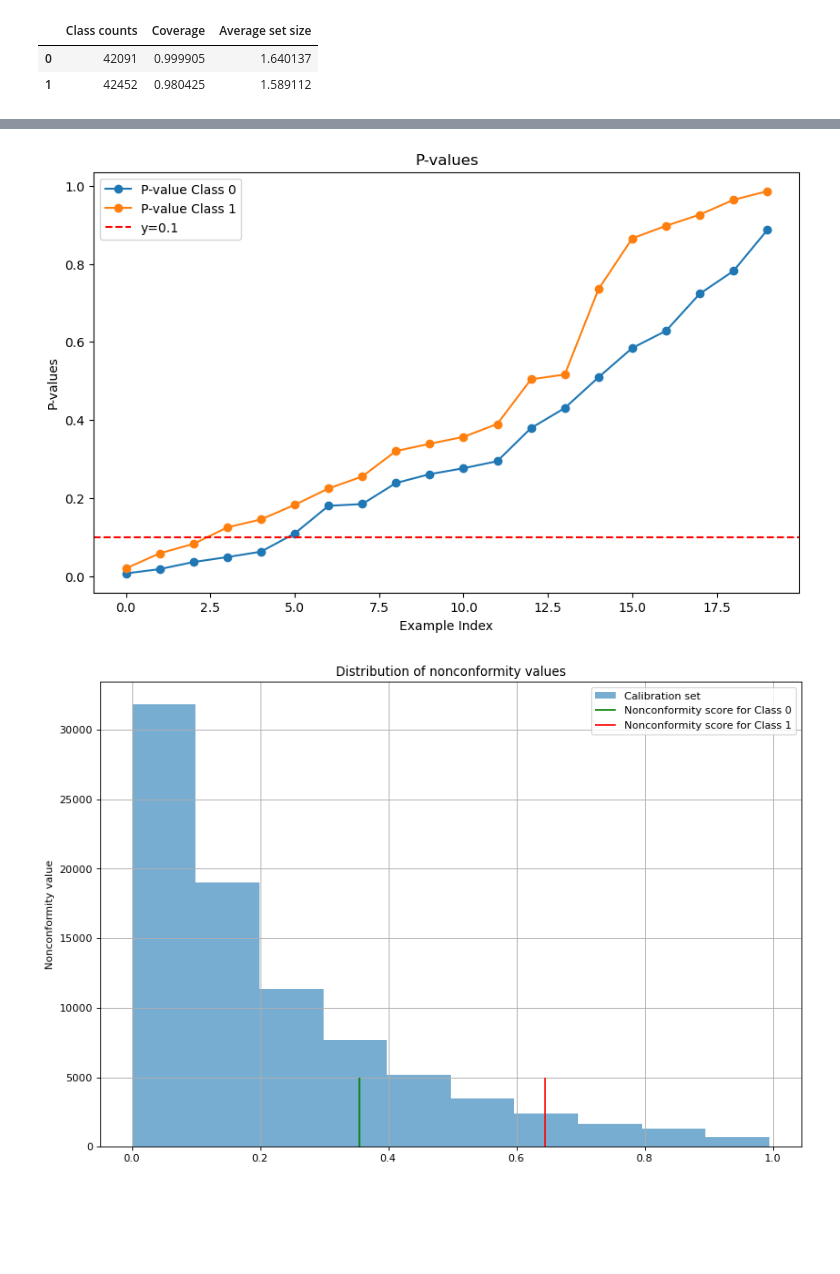
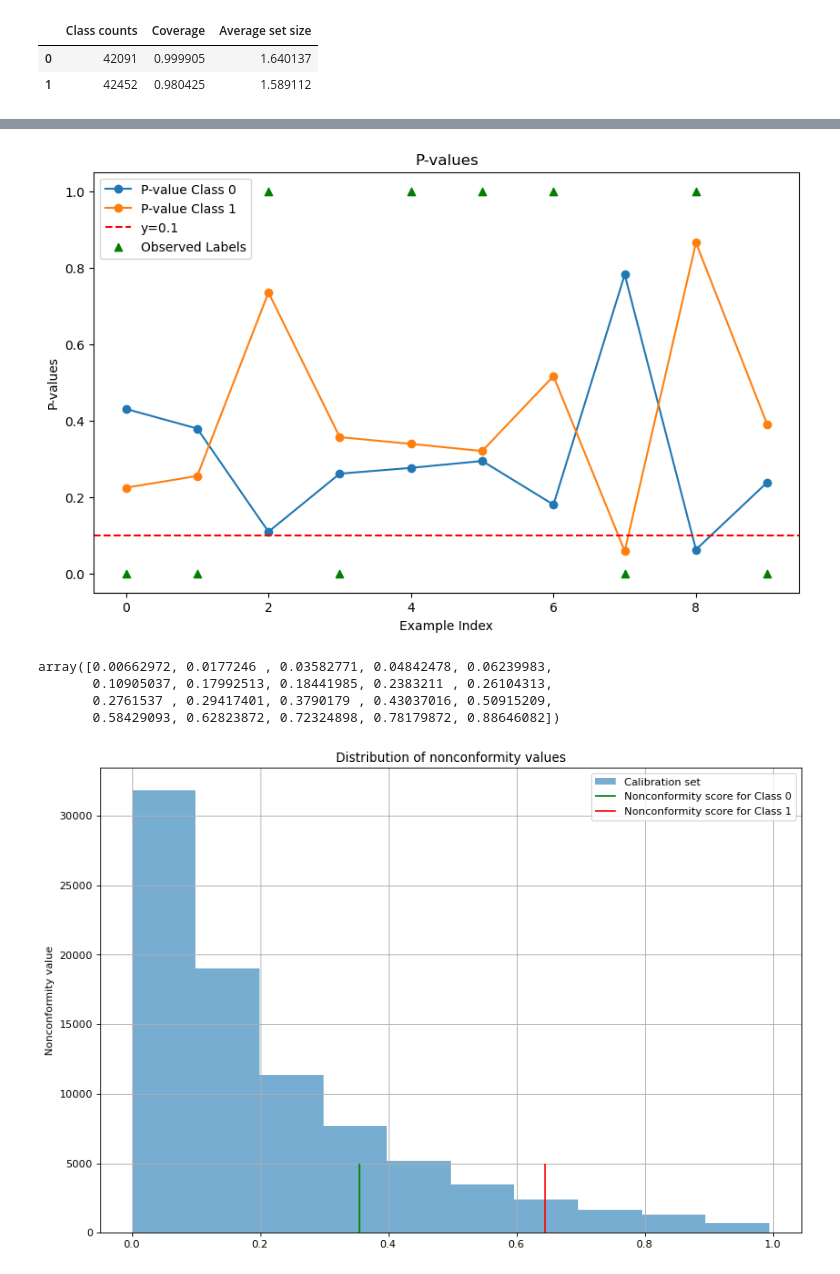
Before and after one commit to haileyvu9/RP, a Jupyter notebook: Research_Project_Hailey_Update.ipynb, the cells around one changed output, grey strips where cells are left out. Drawn from its saved outputs; the diff is of its cells as text; code cells hidden in the pictures; blank space fills up the shorter version.

```diff
--- a/Research_Project_Hailey_Update.ipynb
+++ b/Research_Project_Hailey_Update.ipynb
@@ -507,6 +522,3 @@ XGBClassifier(base_score=None, booster=None, callbacks=None,
 # %%
 y_pred_xgb_best = best_xgb_classifier.predict(X_test)
 y_prob_xgb_best = best_xgb_classifier.predict_proba(X_test)
-# %%
-accuracy = accuracy_score(y_test, y_pred_xgb_best)
-print(f"Accuracy: {accuracy:.4f}")
@@ -1130,6 +1263,3 @@ XGBClassifier(base_score=None, booster=None, callbacks=None,
 # %%
 y_pred_xgb_best_2 = best_xgb_classifier.predict(X_test_2)
 y_prob_xgb_best_2 = best_xgb_classifier.predict_proba(X_test_2)
-# %%
-accuracy = accuracy_score(y_test_2, y_pred_xgb_best_2)
-print(f"Accuracy: {accuracy:.4f}")
@@ -1166,10 +1353,10 @@ results_sets_Vovk_2['labels'] = get_prediction_set_labels(prediction_set_Vovk_2,
 results_sets_Vovk_2['classifications'] = [class_labels[i] for i in y_pred_3]
 results_sets_Vovk_2['p-value class 0'] = p_values_test_set_class_0_2
 results_sets_Vovk_2['p-value class 1'] = p_values_test_set_class_1_2
-results_sets_Vovk_2['confi'] = p_values_test_set_class_1_2
+
 
 # Show first 10 results
-results_sets_Vovk_2.head(10)
+results_sets_Vovk_2.head(20)
 # %% [output]
 |  | observed | labels | classifications | p-value class 0 | p-value class 1 |
 | 0 | 0 | {1, 0} | 0 | [0.43037016447154425] | [0.22425142086618133] |
@@ -1185,26 +1378,38 @@ results_sets_Vovk_2.head(10)
 # %%
 p_values_class_0 = results_sets_Vovk_2['p-value class 0'].apply(lambda x: x[0])
 p_values_class_1 = results_sets_Vovk_2['p-value class 1'].apply(lambda x: x[0])
+observed_labels = results_sets_Vovk_2['observed'][:10]
+numeric_observed_labels = pd.to_numeric(observed_labels)
 
 plt.figure(figsize=(10, 6))
 
 # Plot p-values for class 0
-plt.plot(np.sort(p_values_class_0[:20]), label='P-value Class 0', linestyle='-', marker='o')
+plt.plot(p_values_class_0[:10], label='P-value Class 0', linestyle='-', marker='o')
 
 # Plot p-values for class 1
-plt.plot(np.sort(p_values_class_1[:20]), label='P-value Class 1', linestyle='-', marker='o')
+plt.plot(p_values_class_1[:10], label='P-value Class 1', linestyle='-', marker='o')
 
 # Plot horizontal line at y=0.1
 plt.axhline(y=0.1, color='r', linestyle='--', label='y=0.1')
+
+# Highlight observed labels
+plt.scatter(observed_labels.index, numeric_observed_labels, color='green', label='Observed Labels', marker='^')
 
 # Set labels and title
 plt.xlabel('Example Index')
 plt.ylabel('P-values')
 plt.title('P-values')
 plt.legend()
 plt.show()
 # %% [output]
-[figure, old version]
+[figure, new version]
+# %%
+np.sort(p_values_class_0[:20])
+# %% [output]
+array([0.00662972, 0.0177246 , 0.03582771, 0.04842478, 0.06239983,
+       0.10905037, 0.17992513, 0.18441985, 0.2383211 , 0.26104313,
+       0.2761537 , 0.29417401, 0.3790179 , 0.43037016, 0.50915209,
+       0.58429093, 0.62823872, 0.72324898, 0.78179872, 0.88646082])
 # %%
 non_conformity_scores_calibration_3 = InverseProbabilityNC(best_xgb_classifier.predict_proba(X_calib_3),y_calib_3)
 non_conformity_scores_y_test_class_0_3 = 1 - y_prob_3[1,0]
```
Also changed, not shown: parts of 14 cells of this notebook.
